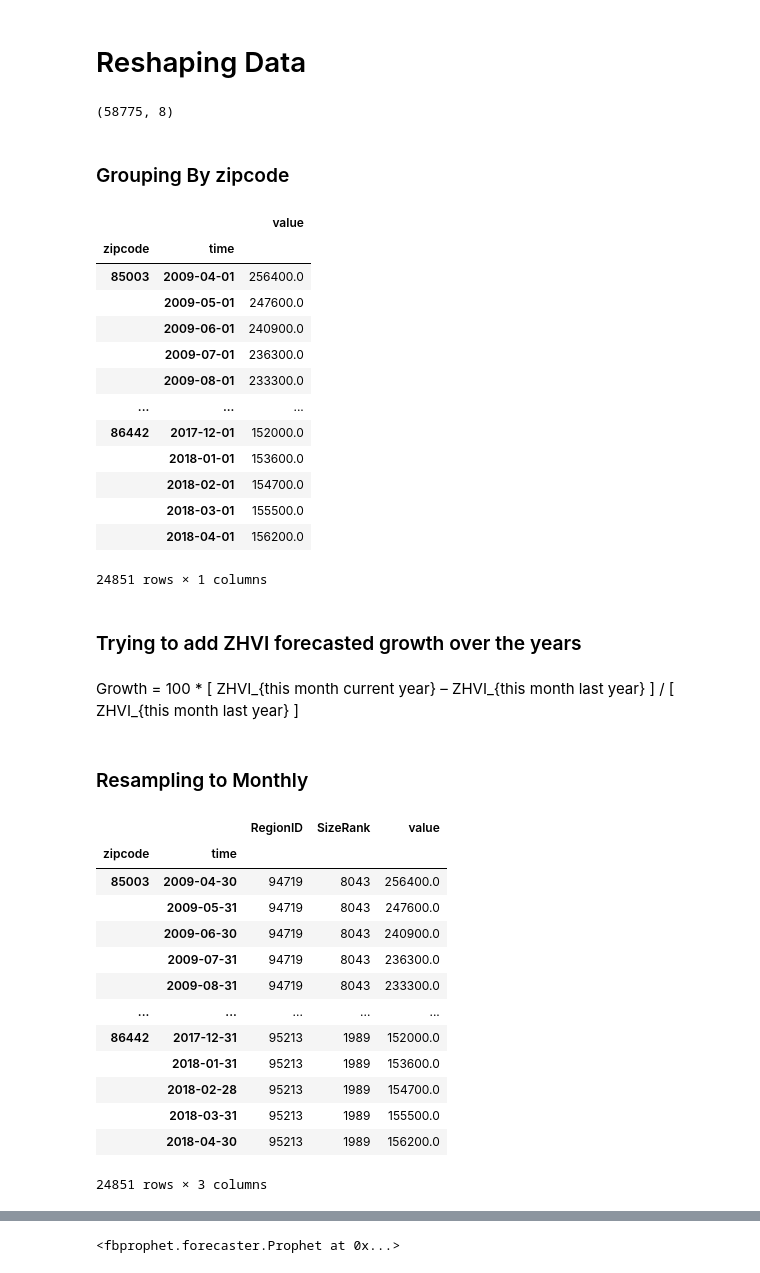
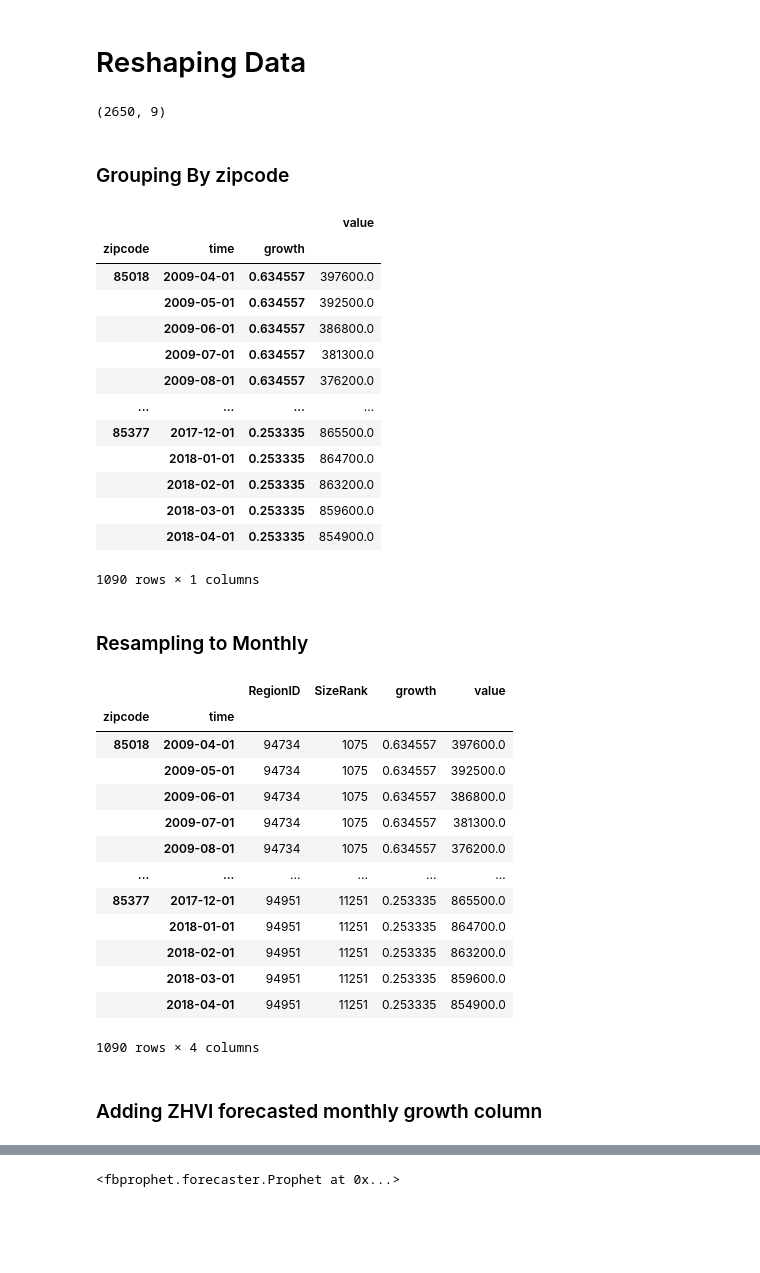
Before and after one commit to MatthewR1021/Zillow_Time_Series, a Jupyter notebook: jerry.ipynb, the cells around one changed output, grey strips where cells are left out. Saved outputs shown, nothing was run; the diff lists cells and outputs as text; code cells hidden in the pictures; blank space fills up the shorter version.

Commit message:
Added The Monthly Growth

```diff
--- a/jerry.ipynb
+++ b/jerry.ipynb
@@ -28,0 +29,2 @@ Calculate growth here
+# %%
+df['growth'] = (df['2018-04']-df['2009-04'])/df['2009-04']
@@ -30,6 +47,14 @@ Calculate growth here
 ### Focusing on homes in Arizona
 # %%
 df = df[df['State']=='AZ']
+# %%
+df = df[(df['Metro'] == 'Phoenix')]
+
+df = df[(df['zipcode'] == 85253)|(df['zipcode'] == 85262)|
+(df['zipcode'] == 85377)| (df['zipcode'] == 85255)|(df['zipcode'] == 85266)|
+                             (df['zipcode'] == 85259)|(df['zipcode'] == 85258)|
+                             (df['zipcode'] == 85018)|(df['zipcode'] == 85263)|
+                             (df['zipcode'] == 85054)]
 # %% [markdown]
 Number of Unique Zipcodes in Arizona: 230
 # %%
@@ -49,7 +74,7 @@ def melt_data(df):
     will be the mean of the values from the datetime columns in all of the rows.
     """
 
-    melted = pd.melt(df, id_vars=['zipcode', 'RegionID', 'SizeRank', 'City', 'State', 'Metro', 'CountyName'], var_name='time')
+    melted = pd.melt(df, id_vars=['zipcode', 'RegionID', 'SizeRank', 'City', 'State', 'Metro', 'CountyName','growth'], var_name='time')
     melted['time'] = pd.to_datetime(melted['time'], infer_datetime_format=True)
     melted = melted.dropna(subset=['value'])
     return melted
@@ -58,50 +83,46 @@ melted = melt_data(df)
 melted = melted.set_index('time')
 melted.shape
 # %% [output]
-(58775, 8)
+(2650, 9)
 # %%
 melted = melted['2009-04-01':'2018-04-01']
 # %% [markdown]
 ### Grouping By zipcode
 # %%
-grouped = melted.groupby(['zipcode','time']).aggregate({'value':'mean'})
+grouped = melted.groupby(['zipcode','time','growth']).aggregate({'value':'mean'})
 grouped
 # %% [output]
-|  |  | value |
-| zipcode | time |  |
-| 85003 | 2009-04-01 | 256400.0 |
-|  | 2009-05-01 | 247600.0 |
-|  | 2009-06-01 | 240900.0 |
-|  | 2009-07-01 | 236300.0 |
-|  | 2009-08-01 | 233300.0 |
-| ... | ... | ... |
-| 86442 | 2017-12-01 | 152000.0 |
-|  | 2018-01-01 | 153600.0 |
-|  | 2018-02-01 | 154700.0 |
-|  | 2018-03-01 | 155500.0 |
-|  | 2018-04-01 | 156200.0 |
+|  |  |  | value |
+| zipcode | time | growth |  |
+| 85018 | 2009-04-01 | 0.634557 | 397600.0 |
+|  | 2009-05-01 | 0.634557 | 392500.0 |
+|  | 2009-06-01 | 0.634557 | 386800.0 |
+|  | 2009-07-01 | 0.634557 | 381300.0 |
+|  | 2009-08-01 | 0.634557 | 376200.0 |
+| ... | ... | ... | ... |
+| 85377 | 2017-12-01 | 0.253335 | 865500.0 |
+|  | 2018-01-01 | 0.253335 | 864700.0 |
+|  | 2018-02-01 | 0.253335 | 863200.0 |
+|  | 2018-03-01 | 0.253335 | 859600.0 |
+|  | 2018-04-01 | 0.253335 | 854900.0 |
-24851 rows × 1 columns
+1090 rows × 1 columns
-# %% [markdown]
-### Trying to add ZHVI forecasted growth over the years
-# %% [markdown]
-Growth = 100 * [ ZHVI_{this month current year} – ZHVI_{this month last year} ] / [ ZHVI_{this month last year} ]
 # %% [markdown]
 ### Resampling to Monthly
 # %%
-resampled = melted.groupby('zipcode').resample('M').mean().drop('zipcode',axis=1)
+resampled = melted.groupby('zipcode').resample('MS').mean().drop('zipcode',axis=1)
 resampled
 # %% [output]
-|  |  | RegionID | SizeRank | value |
-| zipcode | time |  |  |  |
-| 85003 | 2009-04-30 | 94719 | 8043 | 256400.0 |
-|  | 2009-05-31 | 94719 | 8043 | 247600.0 |
-|  | 2009-06-30 | 94719 | 8043 | 240900.0 |
-|  | 2009-07-31 | 94719 | 8043 | 236300.0 |
-|  | 2009-08-31 | 94719 | 8043 | 233300.0 |
-| ... | ... | ... | ... | ... |
-| 86442 | 2017-12-31 | 95213 | 1989 | 152000.0 |
-|  | 2018-01-31 | 95213 | 1989 | 153600.0 |
-|  | 2018-02-28 | 95213 | 1989 | 154700.0 |
-|  | 2018-03-31 | 95213 | 1989 | 155500.0 |
-|  | 2018-04-30 | 95213 | 1989 | 156200.0 |
+|  |  | RegionID | SizeRank | growth | value |
+| zipcode | time |  |  |  |  |
+| 85018 | 2009-04-01 | 94734 | 1075 | 0.634557 | 397600.0 |
+|  | 2009-05-01 | 94734 | 1075 | 0.634557 | 392500.0 |
+|  | 2009-06-01 | 94734 | 1075 | 0.634557 | 386800.0 |
+|  | 2009-07-01 | 94734 | 1075 | 0.634557 | 381300.0 |
+|  | 2009-08-01 | 94734 | 1075 | 0.634557 | 376200.0 |
+| ... | ... | ... | ... | ... | ... |
+| 85377 | 2017-12-01 | 94951 | 11251 | 0.253335 | 865500.0 |
+|  | 2018-01-01 | 94951 | 11251 | 0.253335 | 864700.0 |
+|  | 2018-02-01 | 94951 | 11251 | 0.253335 | 863200.0 |
+|  | 2018-03-01 | 94951 | 11251 | 0.253335 | 859600.0 |
+|  | 2018-04-01 | 94951 | 11251 | 0.253335 | 854900.0 |
-24851 rows × 3 columns
+1090 rows × 4 columns
@@ -107,0 +140,2 @@ resampled
+# %% [markdown]
+### Adding ZHVI forecasted monthly growth column
```
Also changed, not shown: parts of 28 cells of this notebook.
